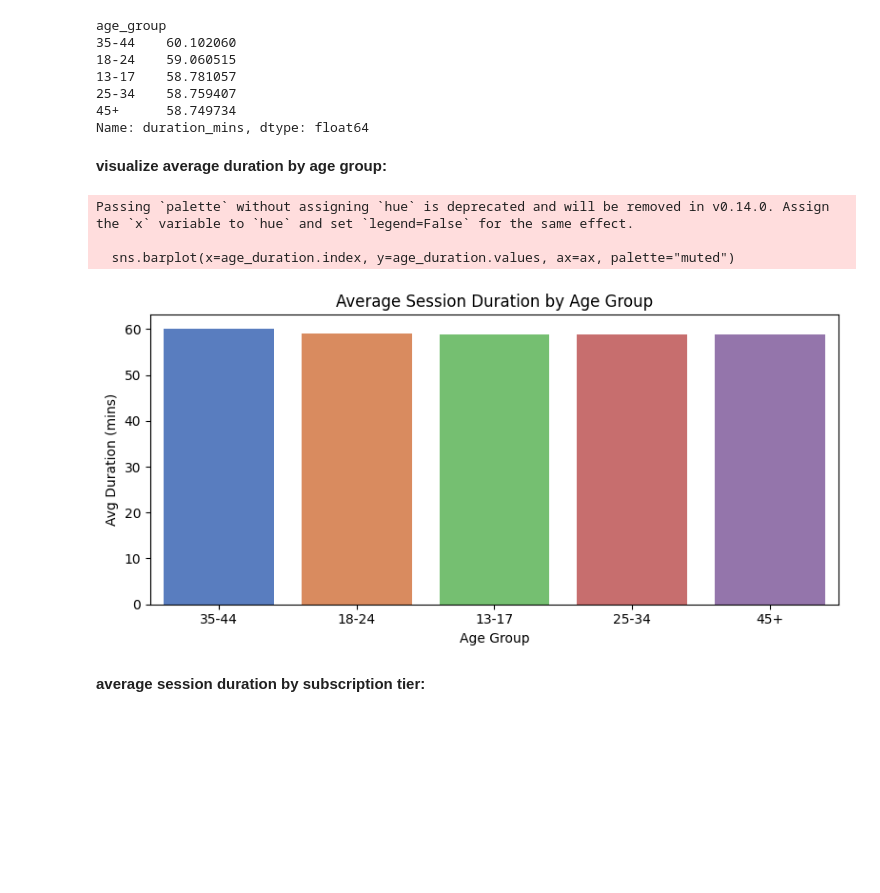
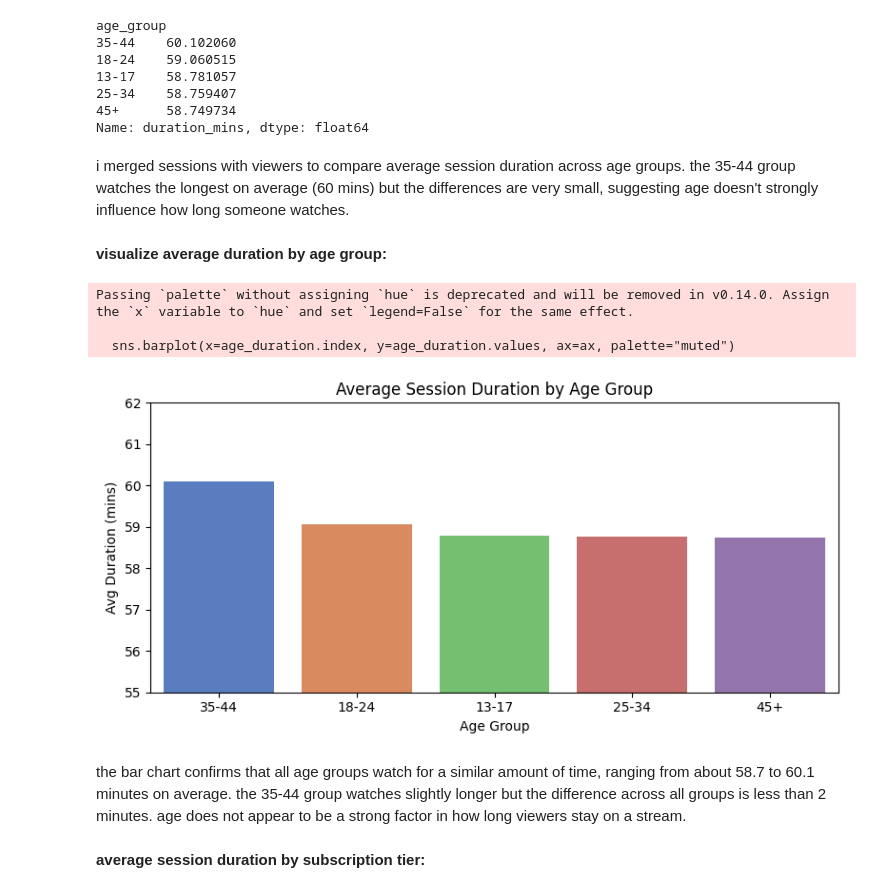
Before and after one commit to MSagri05/Assignment1-Exploratory-Data-Analysis, a Jupyter notebook: IAT461_Assignment01_Scaffold.ipynb, the cells around one changed output. Saved outputs shown, nothing was run; the diff lists cells and outputs as text; code cells hidden in the pictures; blank space fills up the shorter version.

```diff
--- a/IAT461_Assignment01_Scaffold.ipynb
+++ b/IAT461_Assignment01_Scaffold.ipynb
@@ -614,22 +618,27 @@ age_group
 25-34    58.759407
 45+      58.749734
 Name: duration_mins, dtype: float64
+# %% [markdown]
+i merged sessions with viewers to compare average session duration across age groups. the 35-44 group watches the longest on average (60 mins) but the differences are very small, suggesting age doesn't strongly influence how long someone watches.
 # %% [markdown]
 **visualize average duration by age group:**
 # %%
 # Bar chart showing average session duration per age group
 fig, ax = plt.subplots(figsize=(8, 4))
 sns.barplot(x=age_duration.index, y=age_duration.values, ax=ax, palette="muted")
 ax.set_title("Average Session Duration by Age Group")
 ax.set_xlabel("Age Group")
 ax.set_ylabel("Avg Duration (mins)")
+ax.set_ylim(55, 62)
 plt.tight_layout()
 plt.show()
 # %% [output]
 Passing `palette` without assigning `hue` is deprecated and will be removed in v0.14.0. Assign the `x` variable to `hue` and set `legend=False` for the same effect.
 
   sns.barplot(x=age_duration.index, y=age_duration.values, ax=ax, palette="muted")
-[figure, old version]
+[figure, new version]
+# %% [markdown]
+the bar chart confirms that all age groups watch for a similar amount of time, ranging from about 58.7 to 60.1 minutes on average. the 35-44 group watches slightly longer but the difference across all groups is less than 2 minutes. age does not appear to be a strong factor in how long viewers stay on a stream.
 # %% [markdown]
 **average session duration by subscription tier:**
 # %%
```
Also changed, not shown: parts of 11 cells of this notebook.
